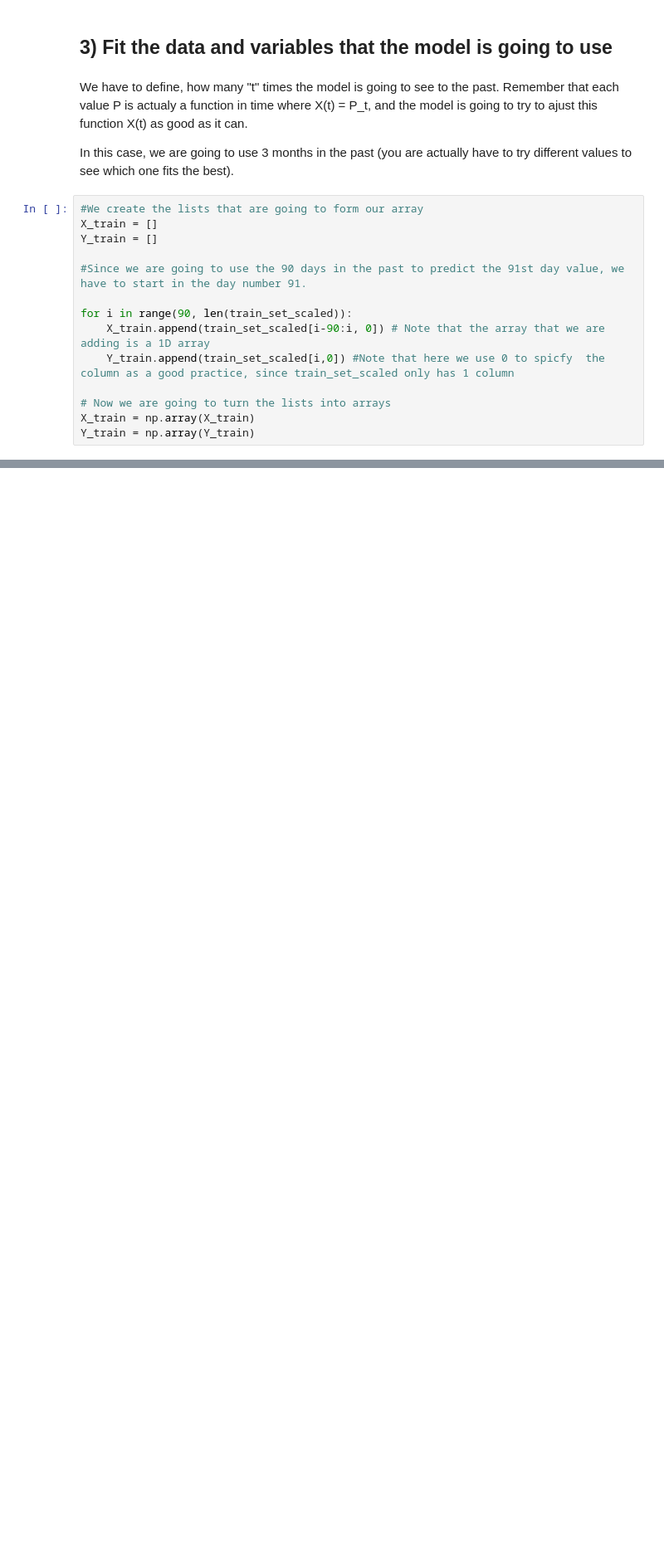
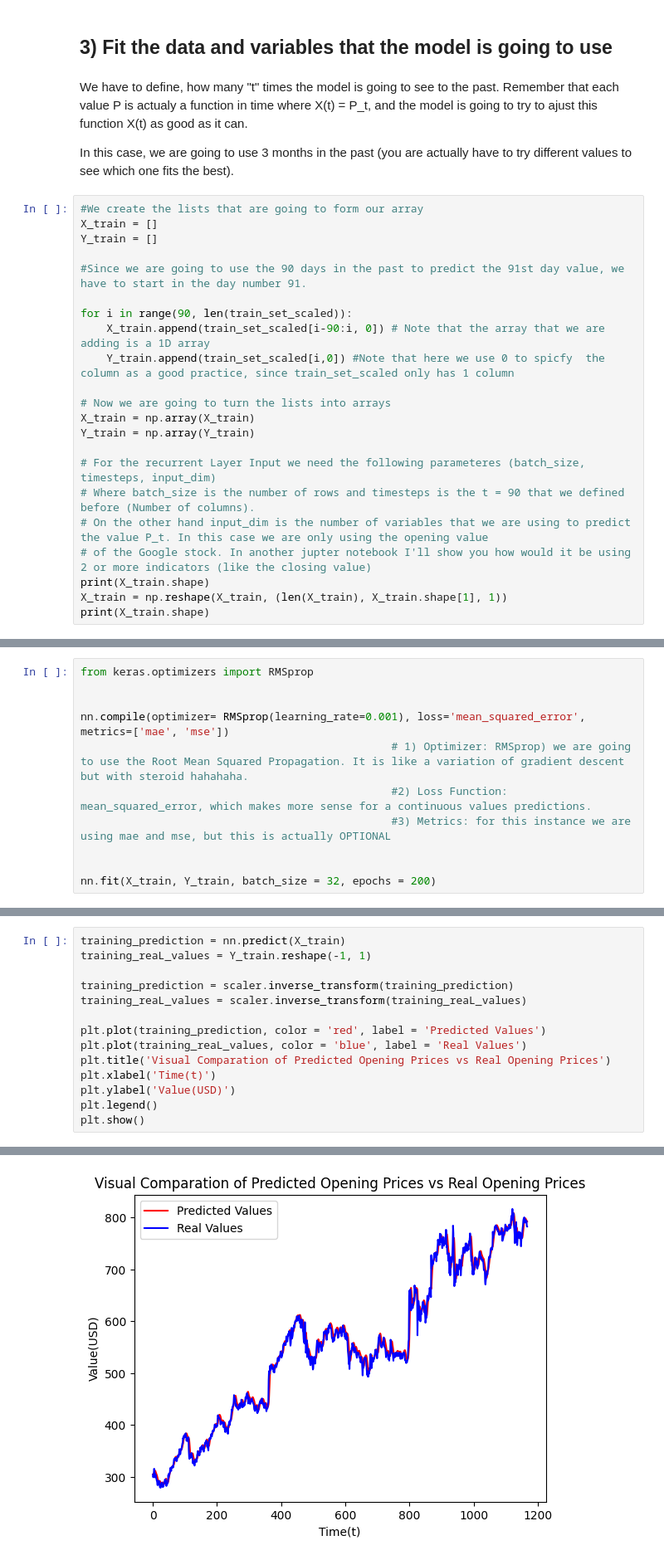
Before and after one commit to aagodoy1/ML-projects-with-explanations-, a Jupyter notebook: Recurrent Neural Networks/RNN.ipynb, the cells around one changed output, grey strips where cells are left out. Shown: that part at 83% size. Cells and saved outputs as stored; diff of their text form; blank space fills up the shorter version.

```diff
--- a/Recurrent Neural Networks/RNN.ipynb
+++ b/Recurrent Neural Networks/RNN.ipynb
@@ -109,3 +107,11 @@ for i in range(90, len(train_set_scaled)):
 # Now we are going to turn the lists into arrays
 X_train = np.array(X_train)
 Y_train = np.array(Y_train)
+
+# For the recurrent Layer Input we need the following parameteres (batch_size, timesteps, input_dim)
+# Where batch_size is the number of rows and timesteps is the t = 90 that we defined before (Number of columns).
+# On the other hand input_dim is the number of variables that we are using to predict the value P_t. In this case we are only using the opening value
+# of the Google stock. In another jupter notebook I'll show you how would it be using 2 or more indicators (like the closing value)
+print(X_train.shape)
+X_train = np.reshape(X_train, (len(X_train), X_train.shape[1], 1))
+print(X_train.shape)
@@ -115,0 +167,11 @@ list
+# %%
+from keras.optimizers import RMSprop
+
+
+nn.compile(optimizer= RMSprop(learning_rate=0.001), loss='mean_squared_error', metrics=['mae', 'mse'])
+                                                # 1) Optimizer: RMSprop) we are going to use the Root Mean Squared Propagation. It is like a variation of gradient descent but with steroid hahahaha.
+                                                #2) Loss Function:  mean_squared_error, which makes more sense for a continuous values predictions.
+                                                #3) Metrics: for this instance we are using mae and mse, but this is actually OPTIONAL
+
+
+nn.fit(X_train, Y_train, batch_size = 32, epochs = 200)
@@ -115,0 +197,15 @@ list
+# %%
+training_prediction = nn.predict(X_train)
+training_reaL_values = Y_train.reshape(-1, 1)
+
+training_prediction = scaler.inverse_transform(training_prediction)
+training_reaL_values = scaler.inverse_transform(training_reaL_values)
+
+plt.plot(training_prediction, color = 'red', label = 'Predicted Values')
+plt.plot(training_reaL_values, color = 'blue', label = 'Real Values')
+plt.title('Visual Comparation of Predicted Opening Prices vs Real Opening Prices')
+plt.xlabel('Time(t)')
+plt.ylabel('Value(USD)')
+plt.legend()
+plt.show()
+# %% [output]
@@ -115,0 +213 @@ list
+[figure, added]
```
Also changed, not shown: parts of 16 cells of this notebook, 1 other file.
